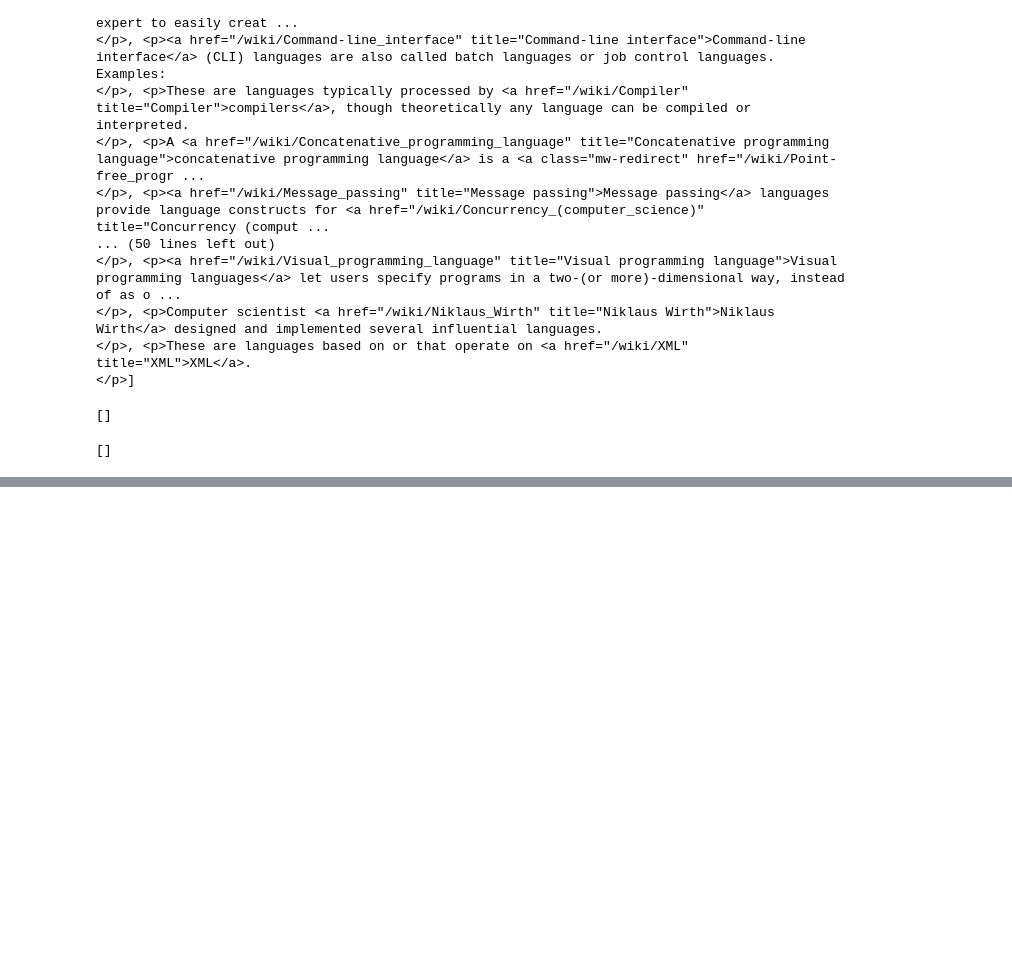
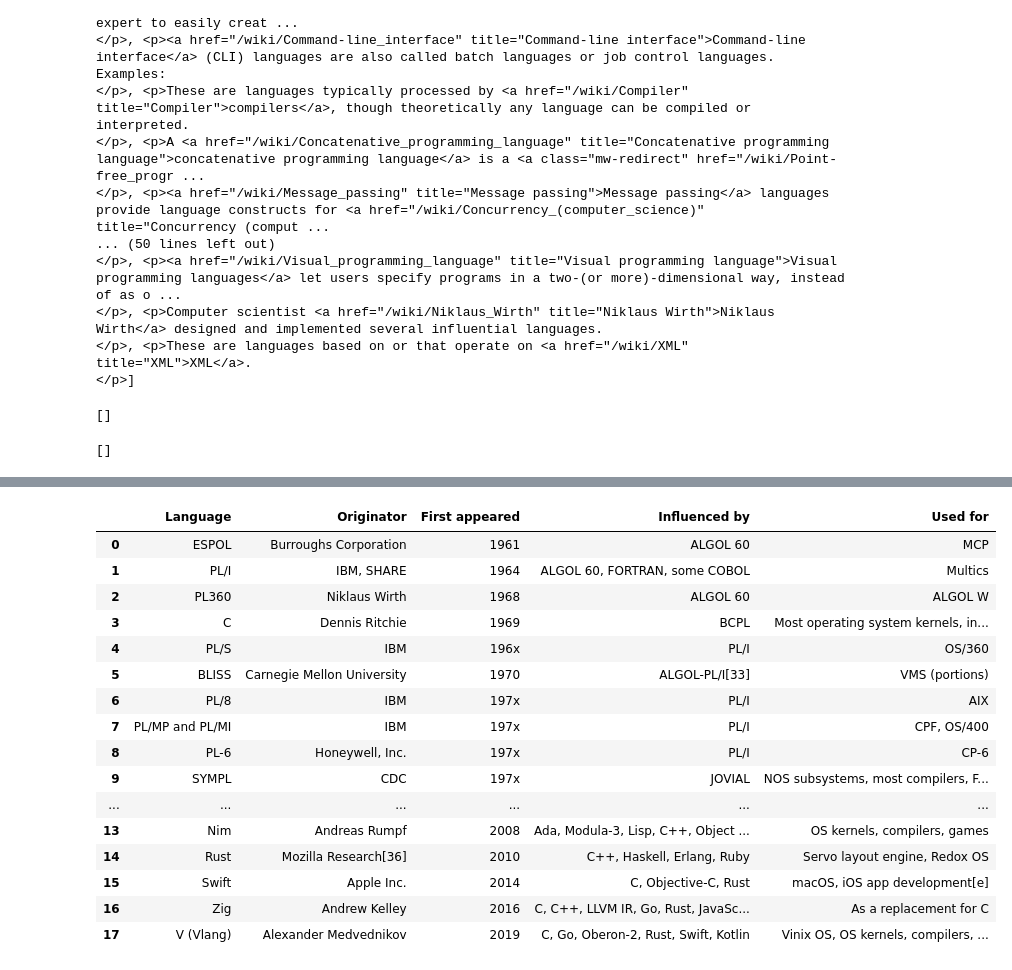
Before and after one commit to Mahdi-Miri/pandas, a Jupyter notebook: pandas.ipynb, the cells around one changed output, grey strips where cells are left out. Cells and saved outputs as stored; diff of their text form; code cells hidden in the pictures; blank space fills up the shorter version.

```diff
--- a/pandas.ipynb
+++ b/pandas.ipynb
@@ -424,0 +429,2 @@ print(soup.select('.Examples'))
+# %%
+data1 = pd.read_html("https://en.wikipedia.org/wiki/List_of_programming_languages_by_type")
@@ -424,0 +451,22 @@ print(soup.select('.Examples'))
+# %%
+df5 = data1[4]
+# %%
+df5
+# %% [output]
+|  | Language | Originator | First appeared | Influenced by | Used for |
+| 0 | ESPOL | Burroughs Corporation | 1961 | ALGOL 60 | MCP |
+| 1 | PL/I | IBM, SHARE | 1964 | ALGOL 60, FORTRAN, some COBOL | Multics |
+| 2 | PL360 | Niklaus Wirth | 1968 | ALGOL 60 | ALGOL W |
+| 3 | C | Dennis Ritchie | 1969 | BCPL | Most operating system kernels, in... |
+| 4 | PL/S | IBM | 196x | PL/I | OS/360 |
+| 5 | BLISS | Carnegie Mellon University | 1970 | ALGOL-PL/I[33] | VMS (portions) |
+| 6 | PL/8 | IBM | 197x | PL/I | AIX |
+| 7 | PL/MP and PL/MI | IBM | 197x | PL/I | CPF, OS/400 |
+| 8 | PL-6 | Honeywell, Inc. | 197x | PL/I | CP-6 |
+| 9 | SYMPL | CDC | 197x | JOVIAL | NOS subsystems, most compilers, F... |
+| ... | ... | ... | ... | ... | ... |
+| 13 | Nim | Andreas Rumpf | 2008 | Ada, Modula-3, Lisp, C++, Object ... | OS kernels, compilers, games |
+| 14 | Rust | Mozilla Research[36] | 2010 | C++, Haskell, Erlang, Ruby | Servo layout engine, Redox OS |
+| 15 | Swift | Apple Inc. | 2014 | C, Objective-C, Rust | macOS, iOS app development[e] |
+| 16 | Zig | Andrew Kelley | 2016 | C, C++, LLVM IR, Go, Rust, JavaSc... | As a replacement for C |
+| 17 | V (Vlang) | Alexander Medvednikov | 2019 | C, Go, Oberon-2, Rust, Swift, Kotlin | Vinix OS, OS kernels, compilers, ... |
```
Also changed, not shown: parts of 4 cells of this notebook.
